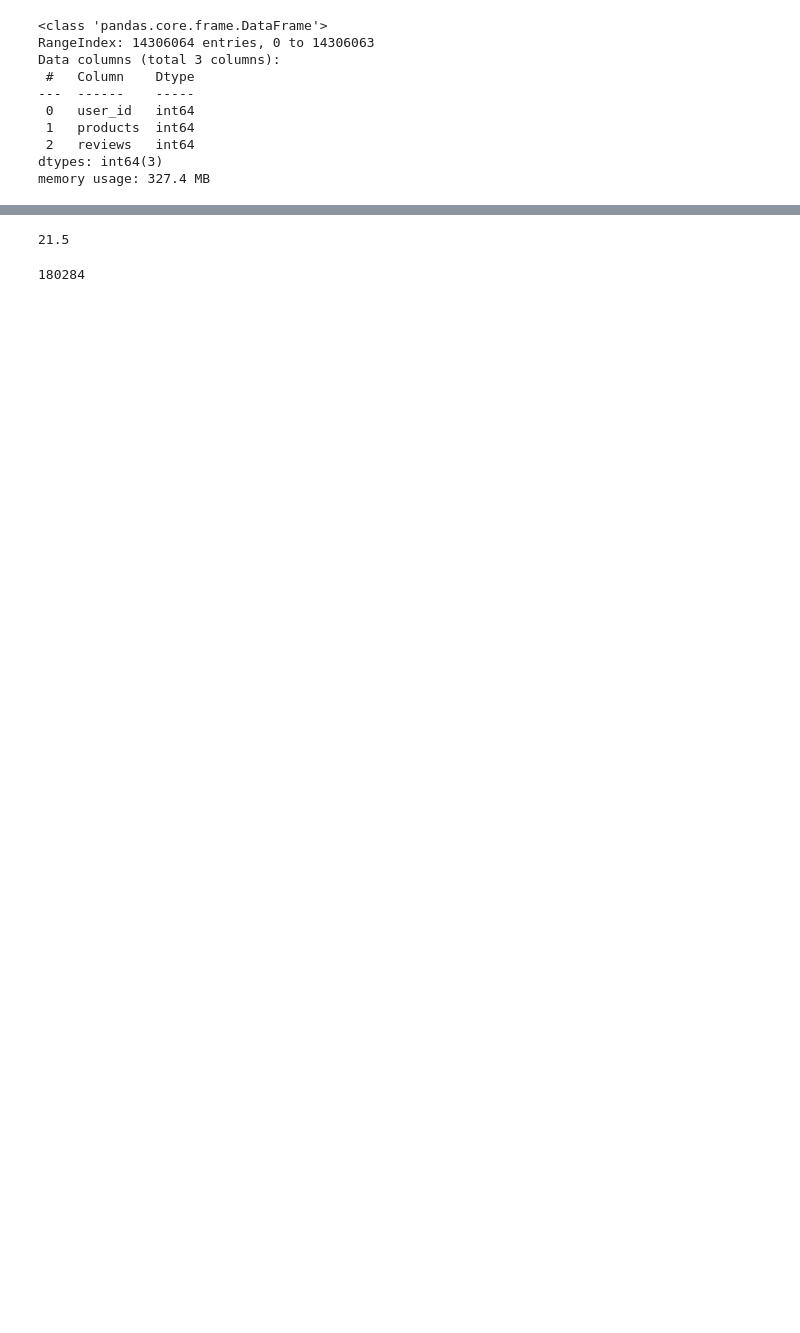
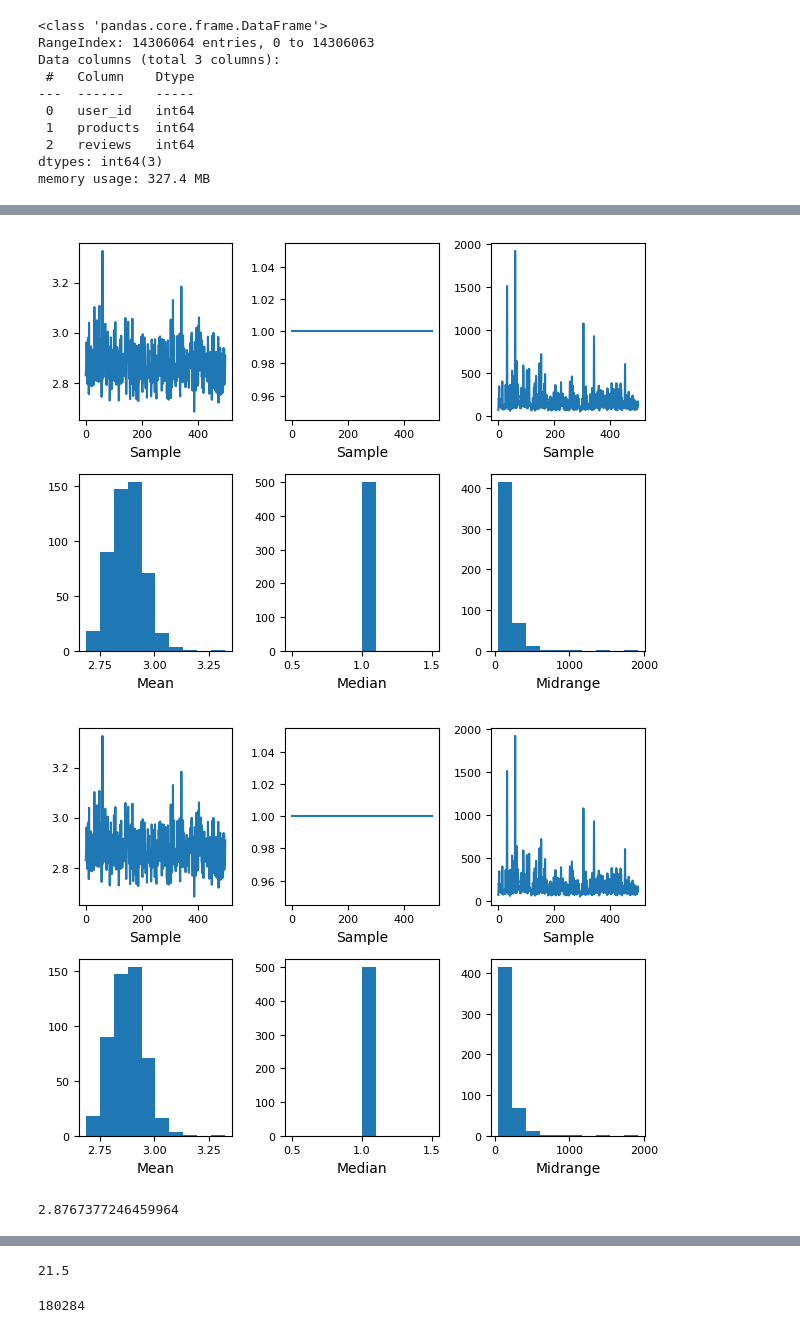
Before and after one commit to swatt45/Capstone, a Jupyter notebook: D502 EDA.ipynb, the cells around one changed output, grey strips where cells are left out. Drawn from its saved outputs; the diff is of its cells as text; code cells hidden in the pictures; blank space fills up the shorter version.

```diff
--- a/D502 EDA.ipynb
+++ b/D502 EDA.ipynb
@@ -45,3 +49,6 @@ Data columns (total 3 columns):
  2   reviews   int64
 dtypes: int64(3)
 memory usage: 327.4 MB
+# %%
+dfslim = dfuser.drop('products', axis=1)
+dfslim.set_index('user_id')
@@ -47,0 +70,5 @@ memory usage: 327.4 MB
+# %%
+pd.plotting.bootstrap_plot(dfslim.reviews, size=10000)
+# %% [output]
+[figure, added]
+[figure, added]
@@ -47,0 +84,4 @@ memory usage: 327.4 MB
+# %%
+np.percentile(estimated_mean, 99)
+# %% [output]
+2.8767377246459964
```
Also changed, not shown: parts of 20 cells of this notebook.
